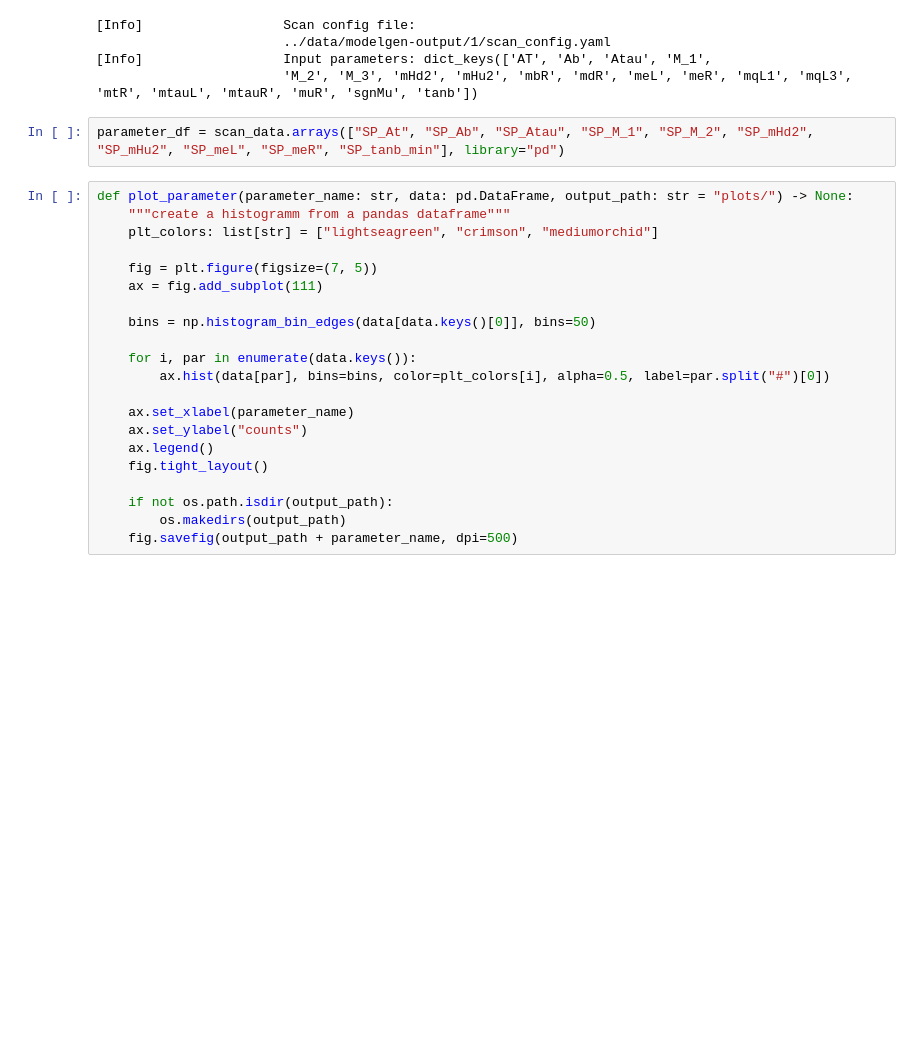
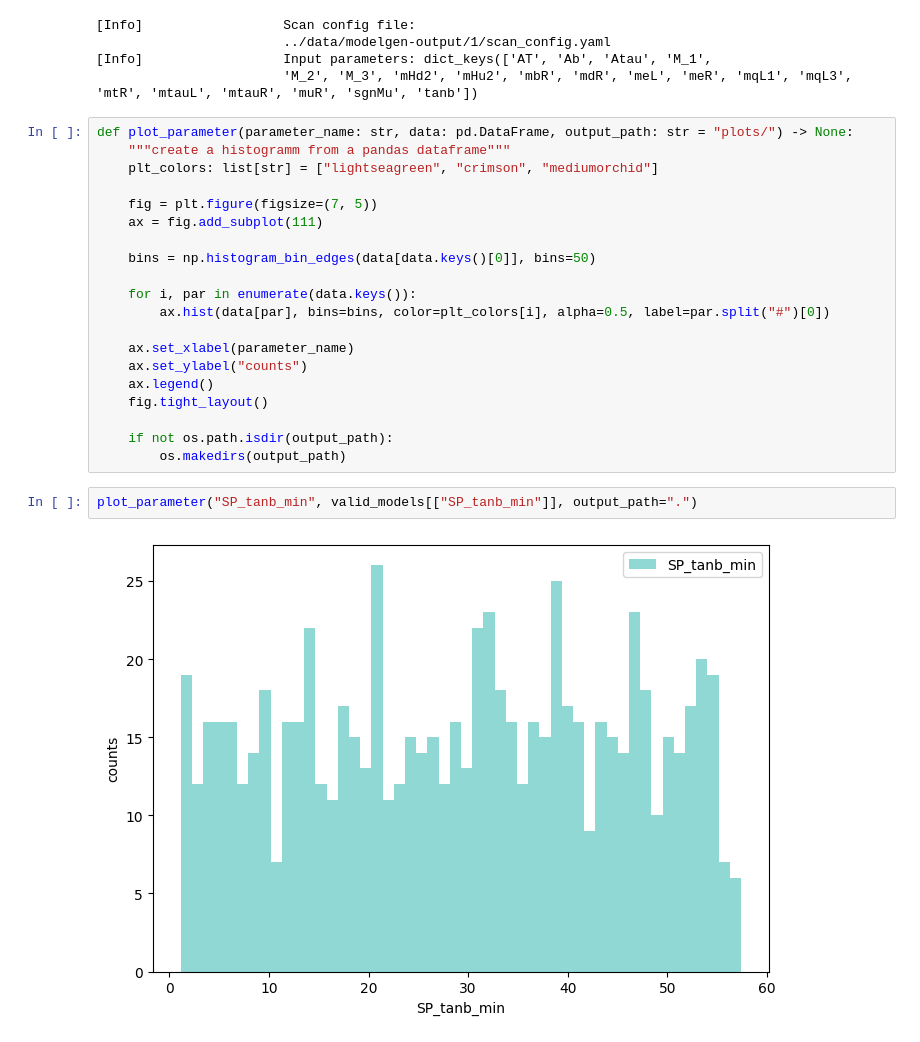
Before and after one commit to vallereichi/mssmscanning, a Jupyter notebook: MSSM/inspect-root-file.ipynb, the cells around one changed output. Cells and saved outputs as stored; diff of their text form; blank space fills up the shorter version.

```diff
--- a/MSSM/inspect-root-file.ipynb
+++ b/MSSM/inspect-root-file.ipynb
@@ -77,8 +45,6 @@ msg.log(f"Input parameters: {input_parameters.keys()}", vl.info)
                         ../data/modelgen-output/1/scan_config.yaml
 [Info]                  Input parameters: dict_keys(['AT', 'Ab', 'Atau', 'M_1',
                         'M_2', 'M_3', 'mHd2', 'mHu2', 'mbR', 'mdR', 'meL', 'meR', 'mqL1', 'mqL3', 'mtR', 'mtauL', 'mtauR', 'muR', 'sgnMu', 'tanb'])
-# %%
-parameter_df = scan_data.arrays(["SP_At", "SP_Ab", "SP_Atau", "SP_M_1", "SP_M_2", "SP_mHd2", "SP_mHu2", "SP_meL", "SP_meR", "SP_tanb_min"], library="pd")
 # %%
 def plot_parameter(parameter_name: str, data: pd.DataFrame, output_path: str = "plots/") -> None:
     """create a histogramm from a pandas dataframe"""
@@ -99,5 +65,8 @@ def plot_parameter(parameter_name: str, data: pd.DataFrame, output_path: str = "
 
     if not os.path.isdir(output_path):
         os.makedirs(output_path)
-    fig.savefig(output_path + parameter_name, dpi=500)
+# %%
+plot_parameter("SP_tanb_min", valid_models[["SP_tanb_min"]], output_path=".")
+# %% [output]
+[figure, added]
 # %%
```
Also changed, not shown: parts of 4 cells of this notebook, 5 other files.
